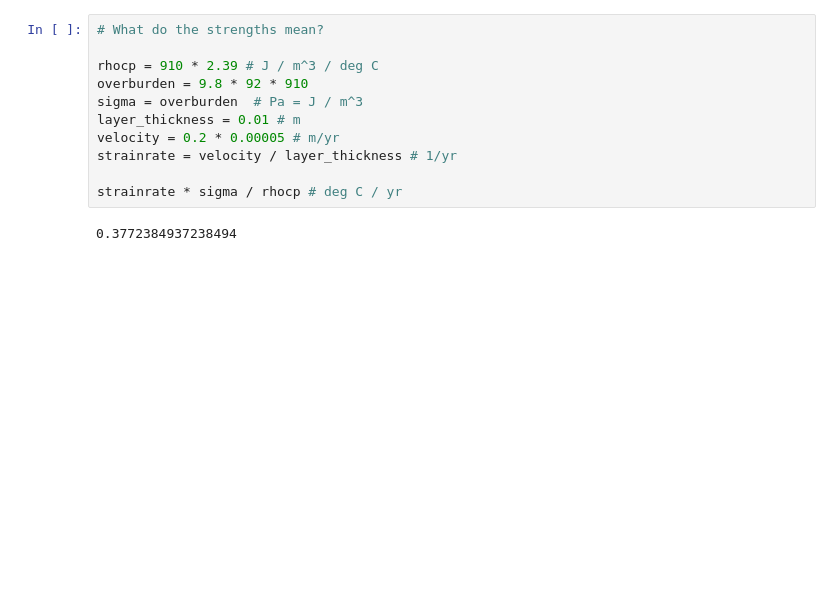
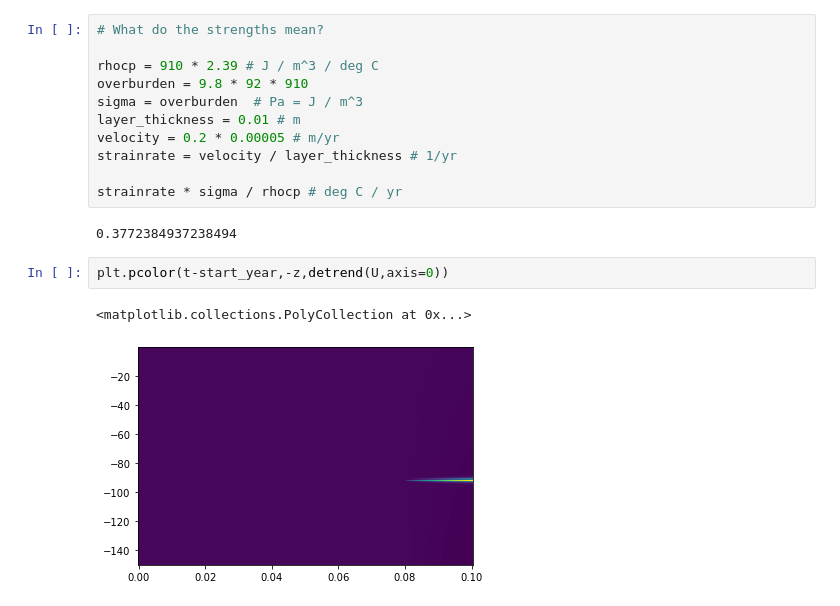
Before and after one commit to bradlipovsky/heat, a Jupyter notebook: bump-model.ipynb, the cells around one changed output. Saved outputs shown, nothing was run; the diff lists cells and outputs as text; blank space fills up the shorter version.

```diff
--- a/bump-model.ipynb
+++ b/bump-model.ipynb
@@ -48,3 +50,8 @@ strainrate = velocity / layer_thickness # 1/yr
 strainrate * sigma / rhocp # deg C / yr
 # %% [output]
 0.3772384937238494
+# %%
+plt.pcolor(t-start_year,-z,detrend(U,axis=0))
+# %% [output]
+<matplotlib.collections.PolyCollection at 0x...>
+[figure, added]
```
Also changed, not shown: parts of 2 cells of this notebook.
